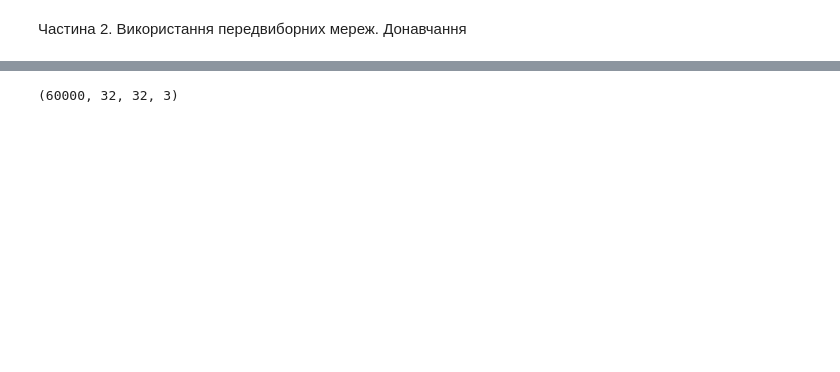
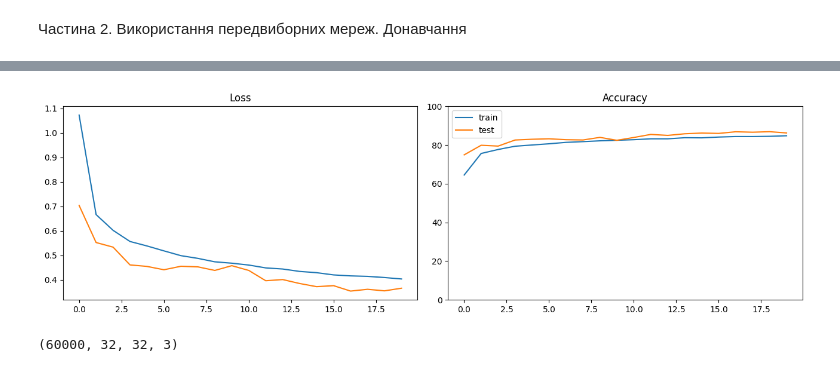
Before and after one commit to anastasiias47/goit-ds-hw-13, a Jupyter notebook: HW_01.IPYNB, the cells around one changed output, grey strips where cells are left out. Cells and saved outputs as stored; diff of their text form; code cells hidden in the pictures; blank space fills up the shorter version.

```diff
--- a/HW_01.IPYNB
+++ b/HW_01.IPYNB
@@ -265,9 +275,18 @@ Model: "sequential_13"
+# %%
+# creating callback that saves weights only during training
+checkpoint_path_2 = r"C:\Users\Anastasiia\Documents\PythonProjects\Models\Model_3_ckpt.weights.h5"
+checkpoint_dir_2 = os.path.dirname(checkpoint_path_2)
+
+cp_callback_2 = tf.keras.callbacks.ModelCheckpoint(filepath=checkpoint_path_2,
+                                                 save_weights_only=True,
+                                                 verbose=1)
 # %%
-history = model.fit(
+history_2 = model.fit(
     train_generator,
-    steps_per_epoch=100,
-    epochs=100,
+    steps_per_epoch=steps_per_epoch,
+    epochs=epochs,
     validation_data=validation_generator,
-    validation_steps=50
+    validation_steps=validation_steps,
+    callbacks=[early_stopping,cp_callback_2]
 )
 # %% [output]
@@ -291,3 +310,7 @@ Epoch 100/100
+# %%
+plot_history(history_2)
+# %% [output]
+[figure, added]
 # %%
 train_images_3D.shape
 # %% [output]
```
Also changed, not shown: parts of 16 cells of this notebook, 1 other file.
